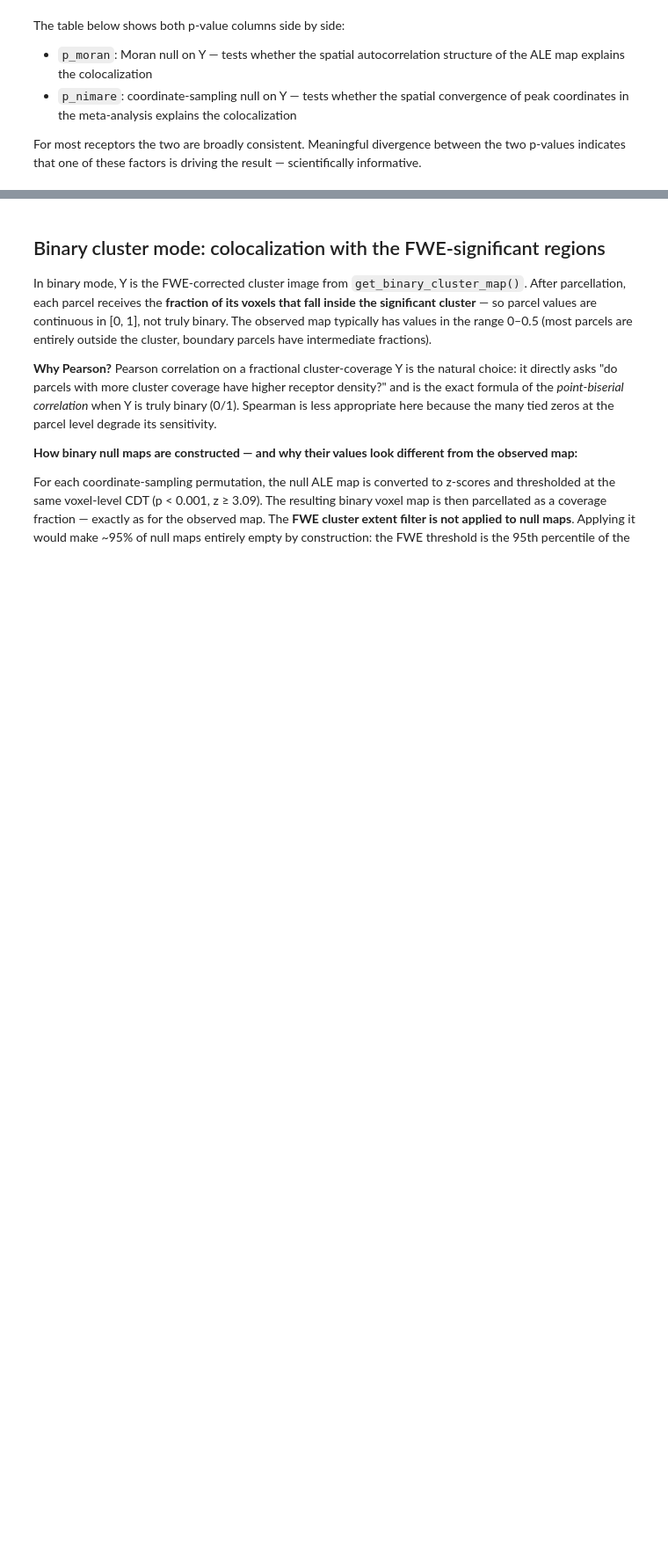
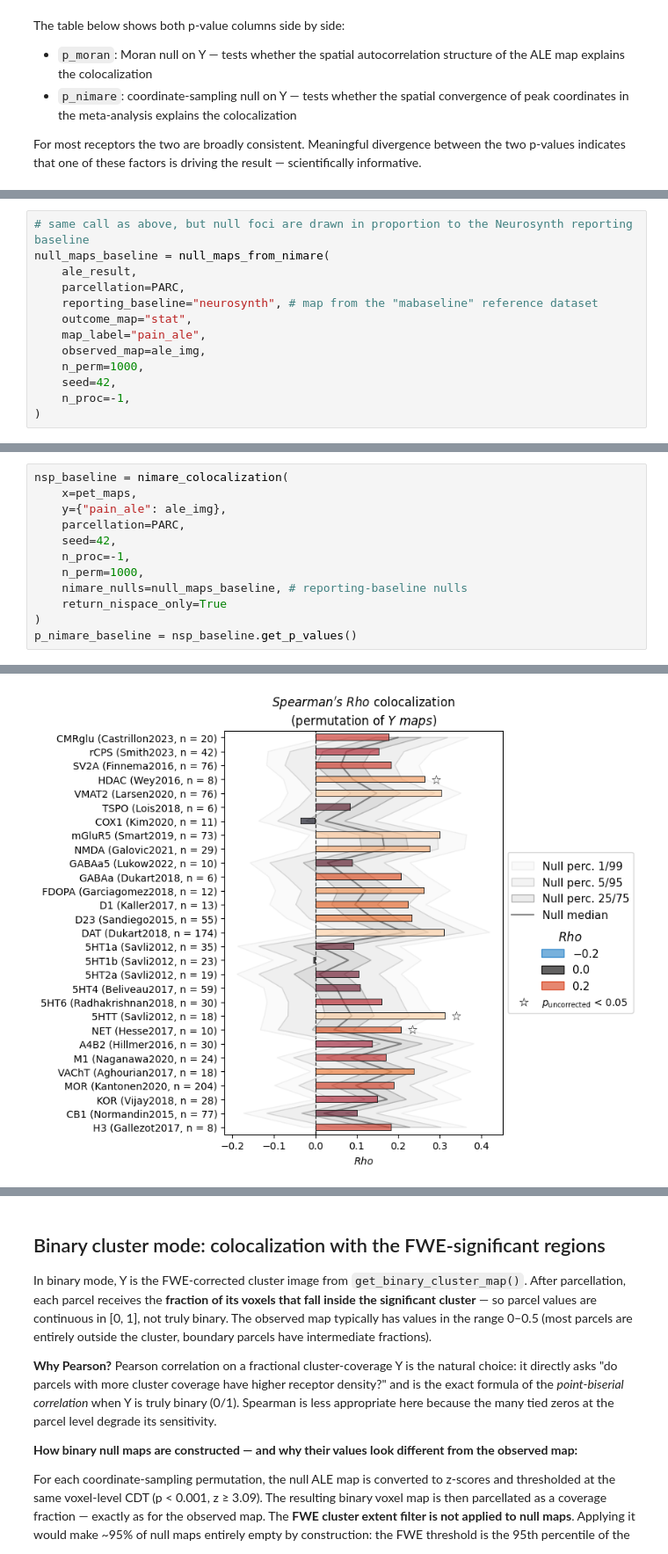
Before and after one commit to LeonDLotter/NiSpace, a Jupyter notebook: docs/nb_introduction/intro12_nimare_integration.ipynb, the cells around one changed output, grey strips where cells are left out. Shown at 88% size. Drawn from its saved outputs; the diff is of its cells as text; blank space fills up the shorter version.

```diff
--- a/docs/nb_introduction/intro12_nimare_integration.ipynb
+++ b/docs/nb_introduction/intro12_nimare_integration.ipynb
@@ -409,0 +492,13 @@ Top 10 by NiMARE p-value:
+# %%
+# same call as above, but null foci are drawn in proportion to the Neurosynth reporting baseline
+null_maps_baseline = null_maps_from_nimare(
+    ale_result,
+    parcellation=PARC,
+    reporting_baseline="neurosynth", # map from the "mabaseline" reference dataset
+    outcome_map="stat",
+    map_label="pain_ale",
+    observed_map=ale_img,
+    n_perm=1000,
+    seed=42,
+    n_proc=-1,
+)
@@ -409,0 +546,13 @@ Top 10 by NiMARE p-value:
+# %%
+nsp_baseline = nimare_colocalization(
+    x=pet_maps,
+    y={"pain_ale": ale_img},
+    parcellation=PARC,
+    seed=42,
+    n_proc=-1,
+    n_perm=1000,
+    nimare_nulls=null_maps_baseline, # reporting-baseline nulls
+    return_nispace_only=True
+)
+p_nimare_baseline = nsp_baseline.get_p_values()
+# %% [output]
@@ -409,0 +576 @@ Top 10 by NiMARE p-value:
+[figure, added]
```
Also changed, not shown: parts of 28 cells of this notebook, 5 other files.
